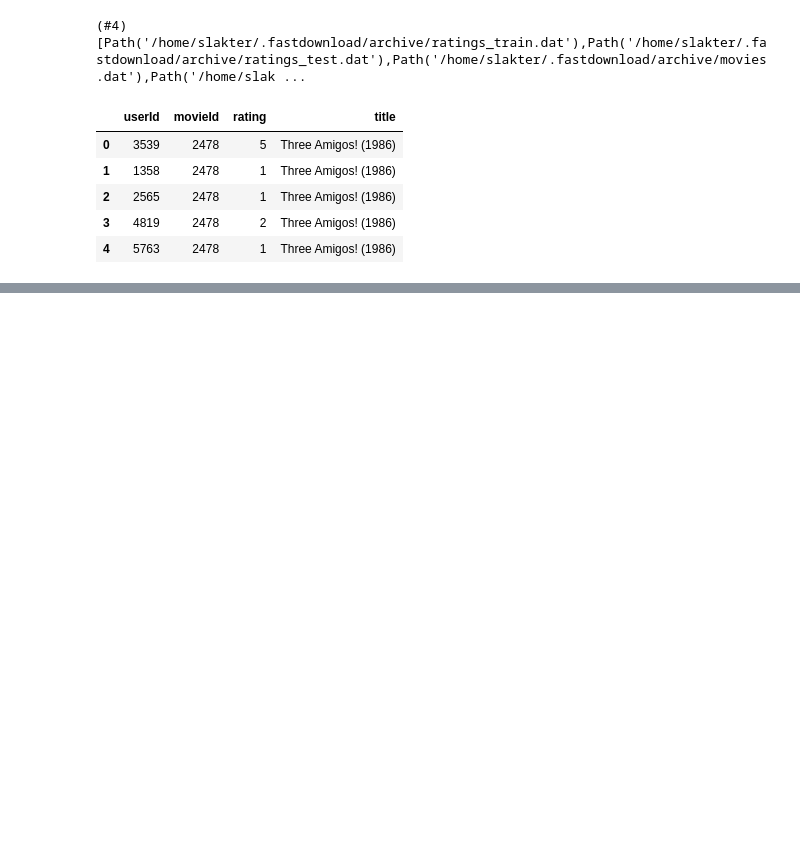
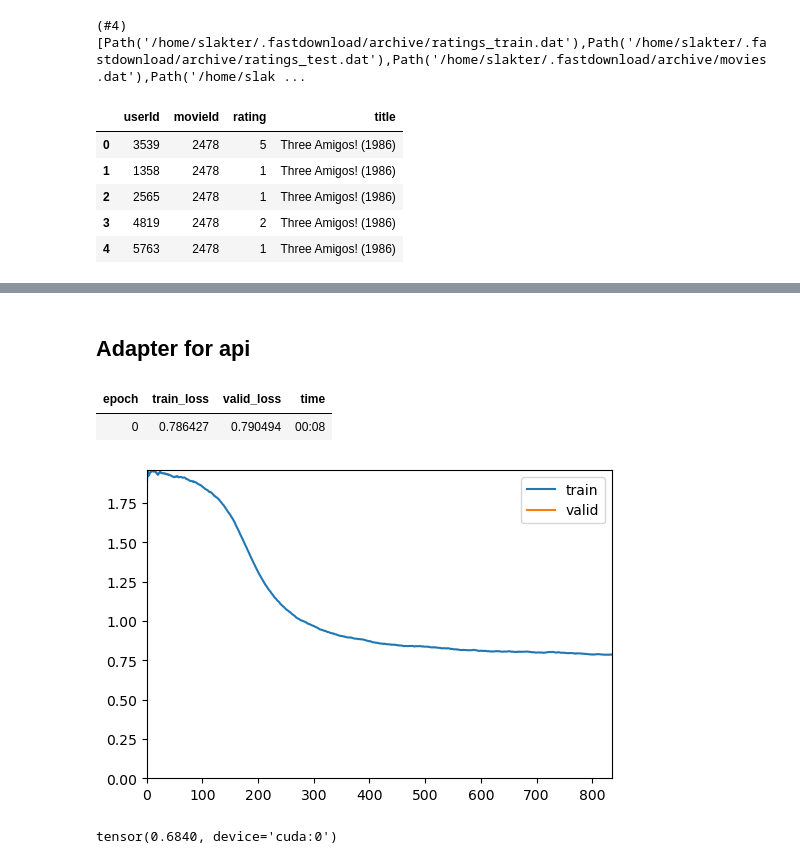
Before and after one commit to Ssslakter/hits-recsys, a Jupyter notebook: nbs/03_embed.ipynb, the cells around one changed output, grey strips where cells are left out. Cells and saved outputs as stored; diff of their text form; code cells hidden in the pictures; blank space fills up the shorter version.

```diff
--- a/nbs/03_embed.ipynb
+++ b/nbs/03_embed.ipynb
@@ -62,2 +78,0 @@ learn.fit_one_cycle(5,5e-3, wd=0.1, cbs=[ShowGraphCallback()])
-# %%
-res = learn.get_preds(dl=dls.test_dl(df_test), with_loss=True)
@@ -69,0 +89,2 @@ TensorBase(0.8463)
+# %% [markdown]
+## Adapter for api
@@ -69,0 +133,8 @@ TensorBase(0.8463)
+# %%
+model = EmbedAdapter()
+# %%
+model.fit(ds,n_epoch=1, bs=1024, cbs=[ShowGraphCallback()])
+# %% [output]
+| epoch | train_loss | valid_loss | time |
+| 0 | 0.786427 | 0.790494 | 00:08 |
+[figure, added]
@@ -69,0 +145,4 @@ TensorBase(0.8463)
+# %%
+model.predict(xb,yb)[1]
+# %% [output]
+tensor(0.6840, device='cuda:0')
```
Also changed, not shown: parts of 26 cells of this notebook, 8 other files.
